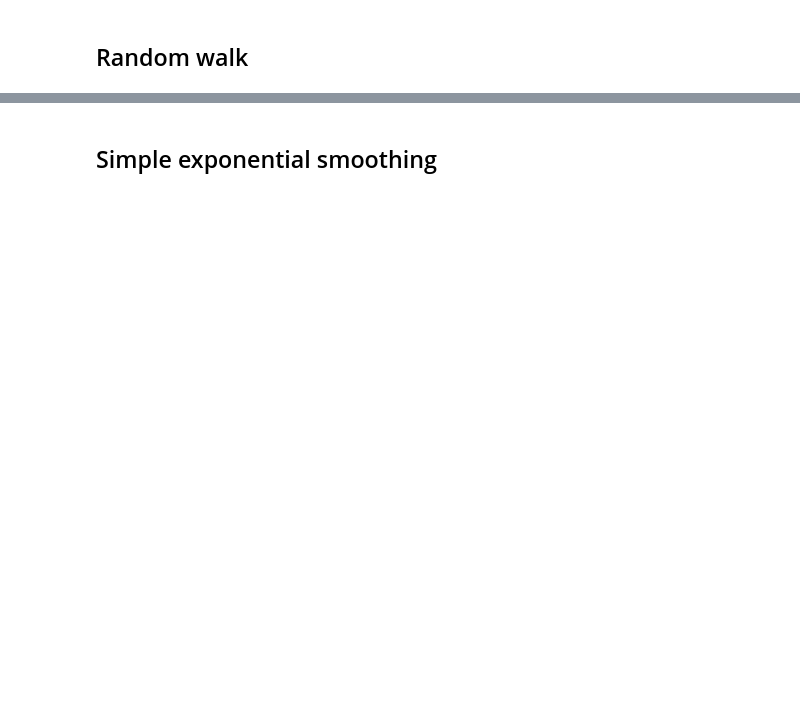
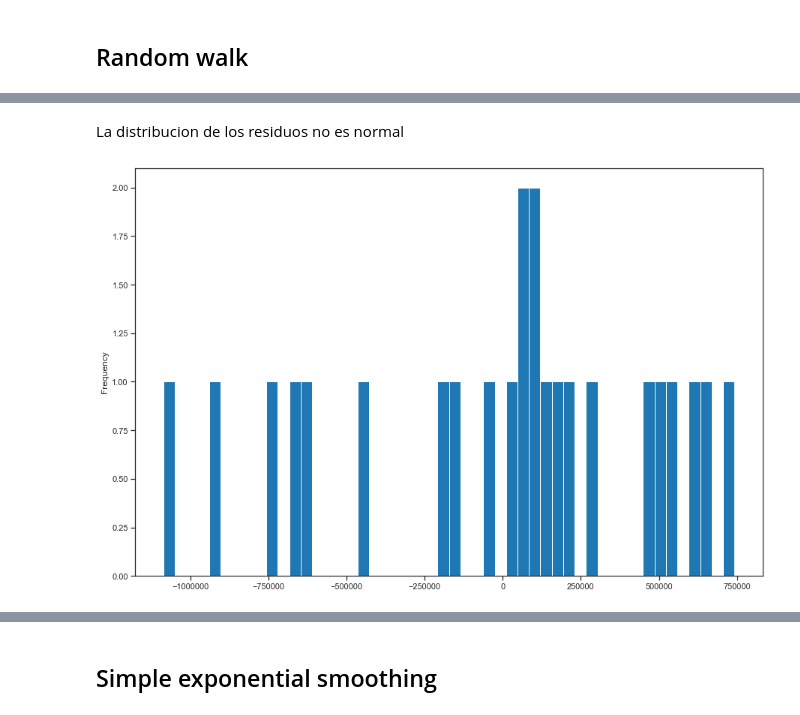
Before and after one commit to manquius/seriesTemporalesOptativa, a Jupyter notebook: Lab 1.ipynb, the cells around one changed output, grey strips where cells are left out. Drawn from its saved outputs; the diff is of its cells as text; code cells hidden in the pictures; blank space fills up the shorter version.

```diff
--- a/Lab 1.ipynb
+++ b/Lab 1.ipynb
@@ -107,0 +114,6 @@ round(sigma,3)
+# %% [markdown]
+La distribucion de los residuos no es normal
+# %%
+resid2.plot.hist(bins=50);
+# %% [output]
+[figure, added]
```
Also changed, not shown: parts of 84 cells of this notebook, 3 other files.
